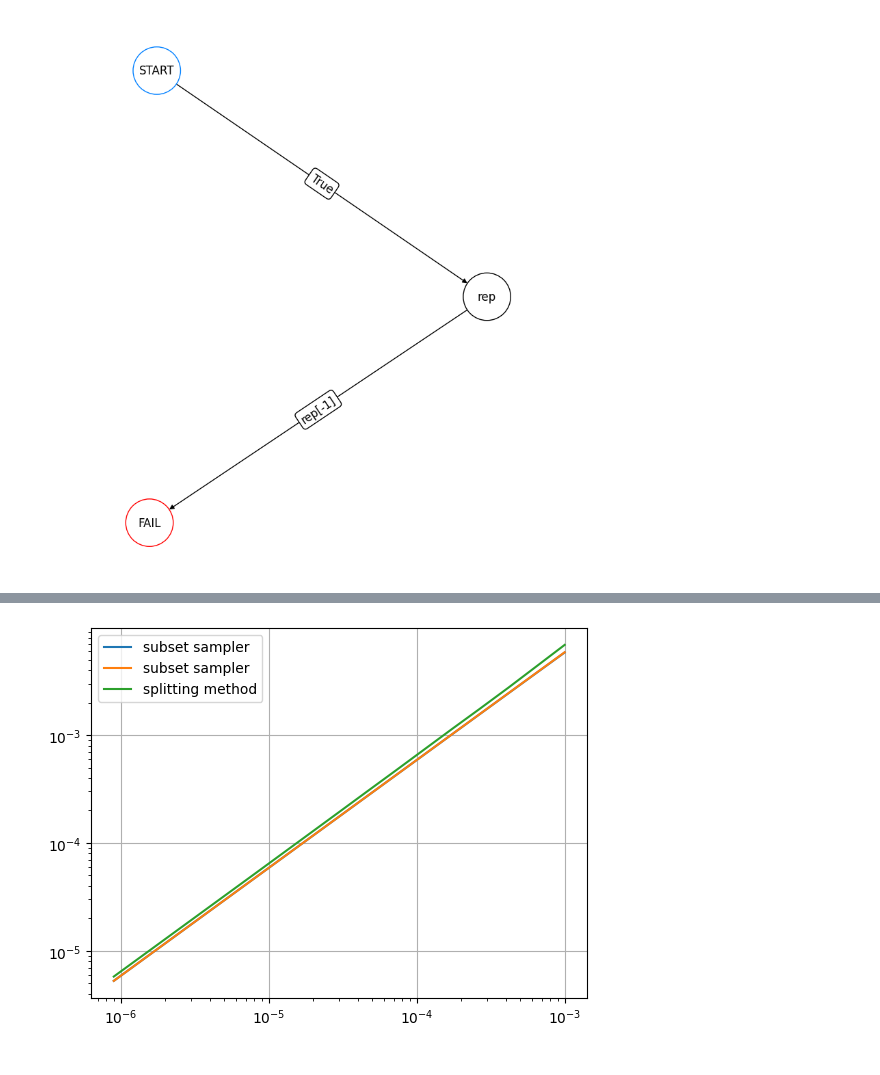
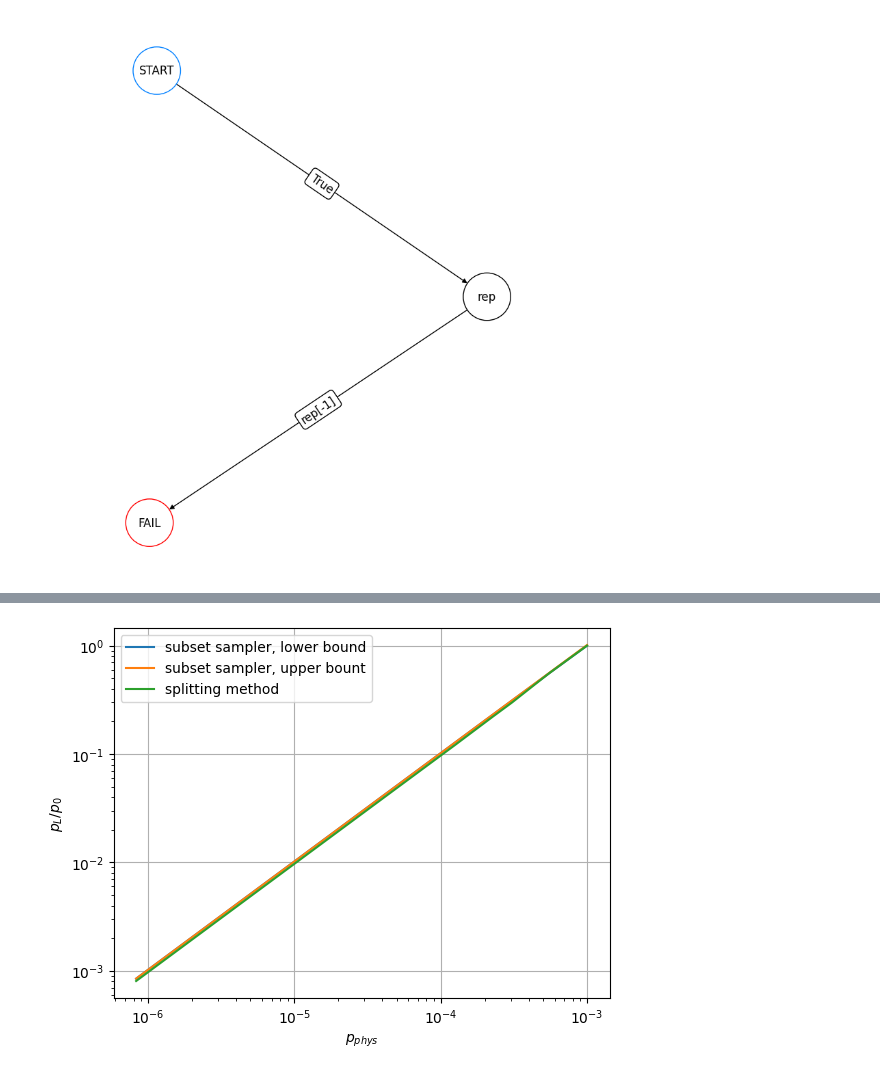
Before and after one commit to JoaoH67/qsample-stim, a Jupyter notebook: splitting_repetition.ipynb, the cells around one changed output, grey strips where cells are left out. Drawn from its saved outputs; the diff is of its cells as text; code cells hidden in the pictures.

```diff
--- a/splitting_repetition.ipynb
+++ b/splitting_repetition.ipynb
@@ -51,7 +51,7 @@ rep.add_edge('rep', 'FAIL', check='rep[-1]')
 rep.draw(figsize=(8,8), path='protocol_surface')
 
 err_model = qs.noise.E1
-stim_sam = qs.SplittingSampler(20000, protocol=rep, simulator=qs.StimSimulator,  p_max={'q': [0.001]}, err_model=err_model, distance=distance)
+stim_sam = qs.SplittingSampler(2000, protocol=rep, simulator=qs.StimSimulator,  p_max={'q': [0.001]}, err_model=err_model, distance=distance)
 #stim_sam = qs.SplittingSampler(protocol=steane0, simulator=qs.StimSimulator,  err_model=err_model, err_params=err_params)
 #stim_sam.run(1e-4)
 # %% [output]
@@ -70,7 +87,8 @@ p_l = np.array(p_l).reshape(10,-1)
 # %%
-for i in range(10):
-    plt.plot(stim_sam.physical_p, p_l[i])
+plt.plot(stim_sam.physical_p, (np.array(p_l)[:,0].T)[0])
+plt.yscale('log')
 plt.xscale('log')
-plt.yscale('log')
+plt.xlabel('$p_{phys}$')
+plt.ylabel('$p_L$')
 plt.grid()
 # %% [output]
@@ -117,0 +237,26 @@ plt.savefig('splitting_times.png')
+# %%
+t_init = np.arange(2, 21, 2)
+samples = 8
+
+times = []
+actual_lengths = []
+p_l = []
+
+
+for i in t_init:
+    _p_l = []
+    _times = []
+    _actual_lengths = []
+    for j in range(samples):
+        stim_sam = qs.SplittingSampler(2000, protocol=rep, simulator=qs.StimSimulator,  p_max={'q': [0.001]}, err_model=err_model, distance=distance)
+
+        begin_time = time.time()
+        stim_sam.calculate_error(0.000001, i)
+        end_time = time.time()
+
+        _p_l.append(stim_sam.logical_p)
+        _times.append(end_time-begin_time)
+        _actual_lengths.append(stim_sam.actual_lengths)
+    p_l.append(_p_l)
+    times.append(_times)
+    actual_lengths.append(_actual_lengths)
@@ -118,19 +308,20 @@ plt.savefig('splitting_times.png')
 # %%
 err_params = {'q': stim_sam.physical_p}
 
 subset_sam = qs.SubsetSampler(protocol=rep, simulator=qs.StimSimulator,  p_max={'q': 0.001}, err_model=err_model, err_params=err_params, L=3)
 subset_sam.run(2000)
 
 v = subset_sam.stats()[0]
 w = subset_sam.stats()[2]
 
-plt.plot(stim_sam.physical_p, v, label = "subset sampler")
-plt.plot(stim_sam.physical_p, w, label = "subset sampler")
-plt.plot(stim_sam.physical_p, all_p[-1][-1], label = "splitting method")
+plt.plot(stim_sam.physical_p, v/v[0], label = "subset sampler, lower bound")
+plt.plot(stim_sam.physical_p, w/v[0], label = "subset sampler, upper bount")
+plt.plot(stim_sam.physical_p, p_l_array[0]/p_l_array[0,0], label = "splitting method")
 plt.legend()
 plt.xscale('log')
+plt.xlabel('$p_{phys}$')
+plt.ylabel('$p_L/p_0$')
 plt.yscale('log')
 plt.grid()
-plt.savefig('repetition_splitting_vs_qsample.png')
 # %% [output]
-[figure, old version]
+[figure, new version]
```
Also changed, not shown: parts of 18 cells of this notebook, 6 other files.
